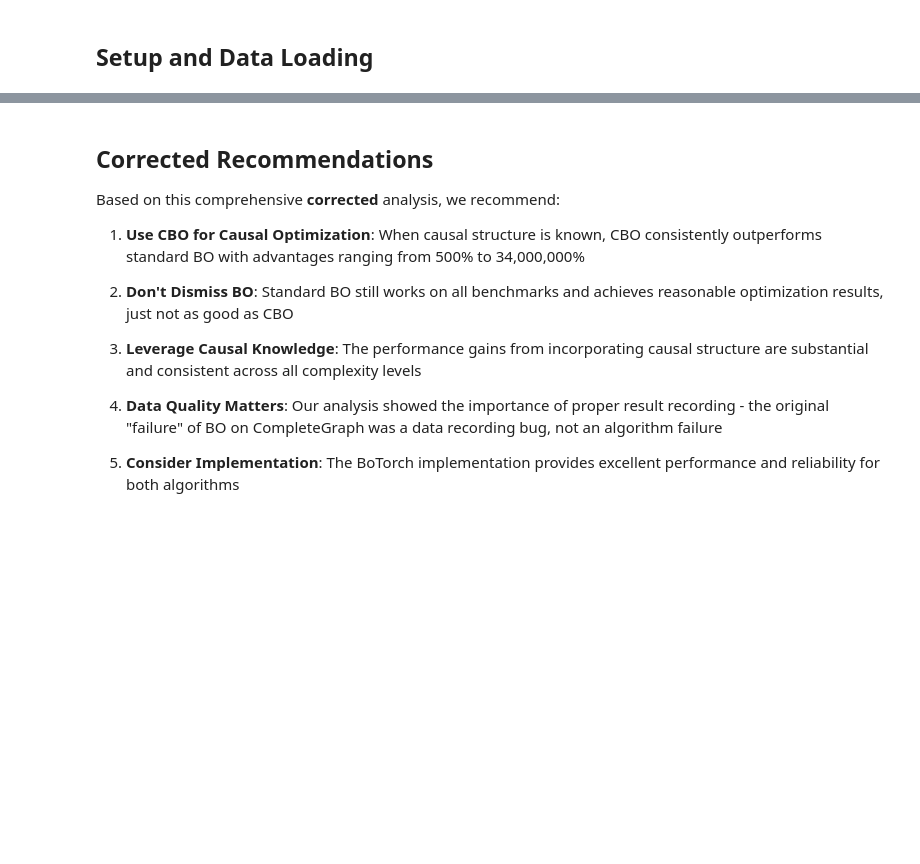
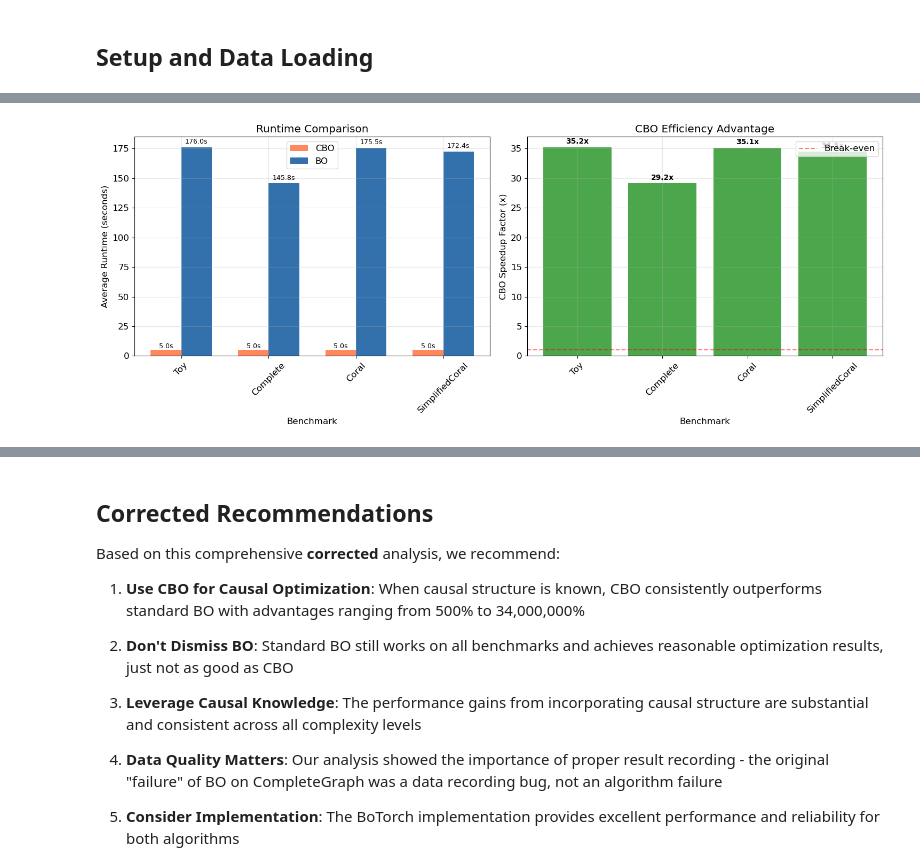
Before and after one commit to Luke-Wei/CBO_Botorch, a Jupyter notebook: CBO_vs_BO_Analysis.ipynb, the cells around one changed output, grey strips where cells are left out. Saved outputs shown, nothing was run; the diff lists cells and outputs as text; code cells hidden in the pictures; blank space fills up the shorter version.

```diff
--- a/CBO_vs_BO_Analysis.ipynb
+++ b/CBO_vs_BO_Analysis.ipynb
@@ -613,0 +368,94 @@ posx and posy should be finite values
+# %%
+if results is not None:
+    print("⏱️ Runtime and Efficiency Analysis")
+    print("=" * 50)
+
+    fig, axes = plt.subplots(1, 2, figsize=(15, 6))
+
+    # Runtime comparison
+    ax1 = axes[0]
+    graph_types = results['experiment_config']['graph_types']
+
+    # Extract runtime data
+    cbo_runtimes = []
+    bo_runtimes = []
+
+    for gt in graph_types:
+        # Calculate average runtime per algorithm
+        cbo_seeds = [results['raw_results']['CBO'][gt][str(seed)]['runtime']
+                    for seed in results['experiment_config']['seeds']
+                    if str(seed) in results['raw_results']['CBO'][gt]]
+        bo_seeds = [results['raw_results']['BO'][gt][str(seed)]['runtime']
+                   for seed in results['experiment_config']['seeds']
+                   if str(seed) in results['raw_results']['BO'][gt]]
+
+        cbo_runtimes.append(np.mean(cbo_seeds))
+        bo_runtimes.append(np.mean(bo_seeds))
+
+    x = np.arange(len(graph_types))
+    width = 0.35
+
+    bars1 = ax1.bar(x - width/2, cbo_runtimes, width, label='CBO', alpha=0.8, color='#FF6B35')
+    bars2 = ax1.bar(x + width/2, bo_runtimes, width, label='BO', alpha=0.8, color='#004E98')
+
+    ax1.set_xlabel('Benchmark')
+    ax1.set_ylabel('Average Runtime (seconds)')
+    ax1.set_title('Runtime Comparison')
+    ax1.set_xticks(x)
+    ax1.set_xticklabels([gt.replace('Graph', '') for gt in graph_types], rotation=45)
+    ax1.legend()
+    ax1.grid(True, alpha=0.3)
+
+    # Add runtime labels
+    for bars in [bars1, bars2]:
+        for bar in bars:
+            height = bar.get_height()
+            ax1.text(bar.get_x() + bar.get_width()/2., height + height*0.01,
+                   f'{height:.1f}s', ha='center', va='bottom', fontsize=9)
+
+    # Efficiency (speedup) analysis
+    ax2 = axes[1]
+    speedups = []
+    speedup_labels = []
+
+    for i, gt in enumerate(graph_types):
+        if bo_runtimes[i] > 0 and cbo_runtimes[i] > 0:
+            speedup = bo_runtimes[i] / cbo_runtimes[i]
+            speedups.append(speedup)
+            speedup_labels.append(gt.replace('Graph', ''))
+
+            print(f"{gt}:")
+            print(f"  CBO avg runtime: {cbo_runtimes[i]:.1f}s")
+            print(f"  BO avg runtime:  {bo_runtimes[i]:.1f}s")
+            print(f"  CBO speedup: {speedup:.1f}x faster")
+            print()
+
+    bars3 = ax2.bar(range(len(speedups)), speedups, color='green', alpha=0.7)
+    ax2.set_xlabel('Benchmark')
+    ax2.set_ylabel('CBO Speedup Factor (x)')
+    ax2.set_title('CBO Efficiency Advantage')
+    ax2.set_xticks(range(len(speedups)))
+    ax2.set_xticklabels(speedup_labels, rotation=45)
+    ax2.grid(True, alpha=0.3)
+    ax2.axhline(y=1, color='red', linestyle='--', alpha=0.5, label='Break-even')
+
+    # Add speedup labels
+    for bar, speedup in zip(bars3, speedups):
+        height = bar.get_height()
+        ax2.text(bar.get_x() + bar.get_width()/2., height + height*0.01,
+               f'{speedup:.1f}x', ha='center', va='bottom', fontsize=10, fontweight='bold')
+
+    ax2.legend()
+
+    plt.tight_layout()
+    plt.show()
+
+    # Summary statistics
+    print(f"📊 Efficiency Summary:")
+    print(f"   Average CBO speedup: {np.mean(speedups):.1f}x")
+    print(f"   Maximum CBO speedup: {max(speedups):.1f}x")
+    print(f"   Total time saved: {sum(bo_runtimes) - sum(cbo_runtimes):.1f} seconds per benchmark")
+
+else:
+    print("❌ No results for runtime analysis!")
+# %% [output]
@@ -613,0 +479 @@ posx and posy should be finite values
+[figure, added]
```
Also changed, not shown: parts of 23 cells of this notebook, 9 other files.
